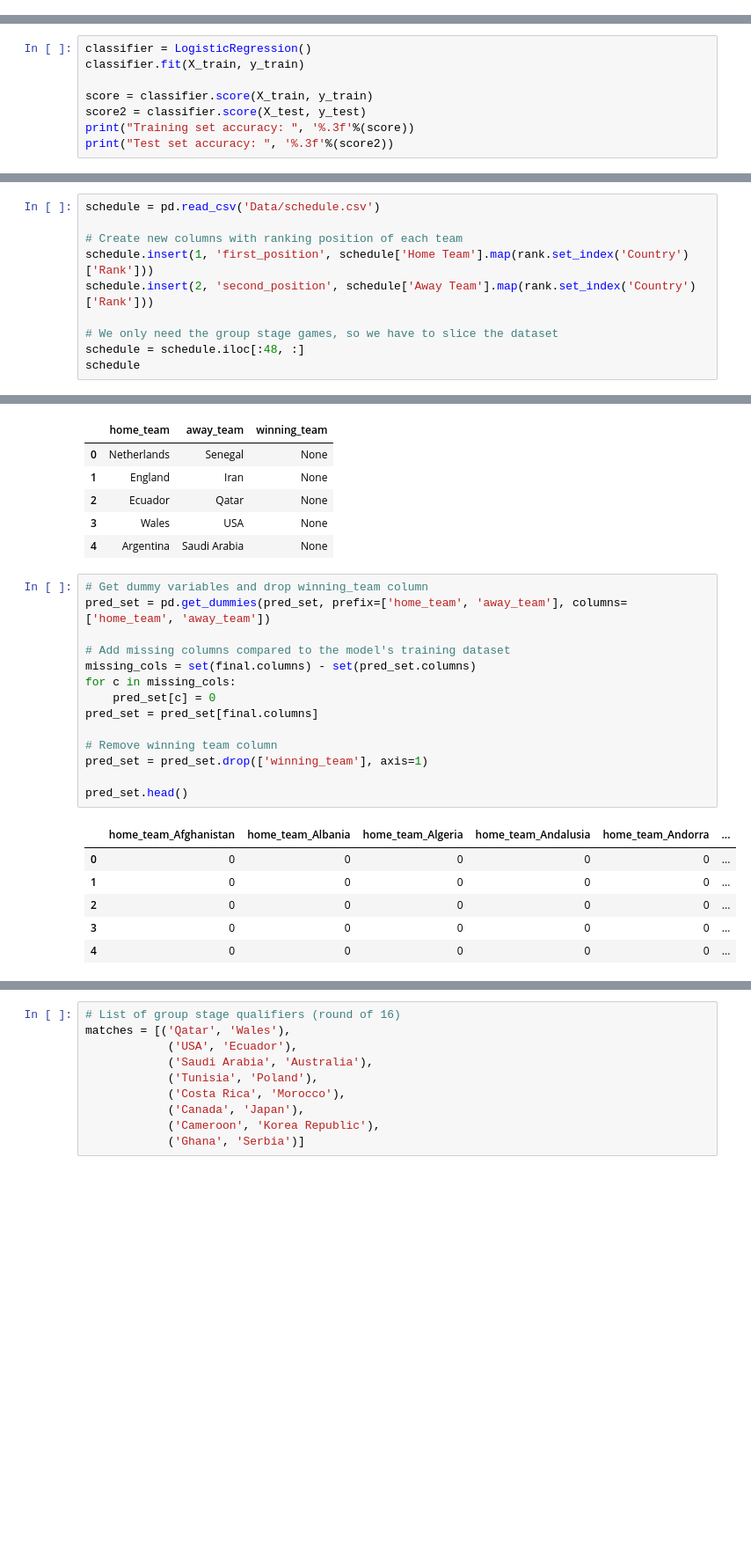
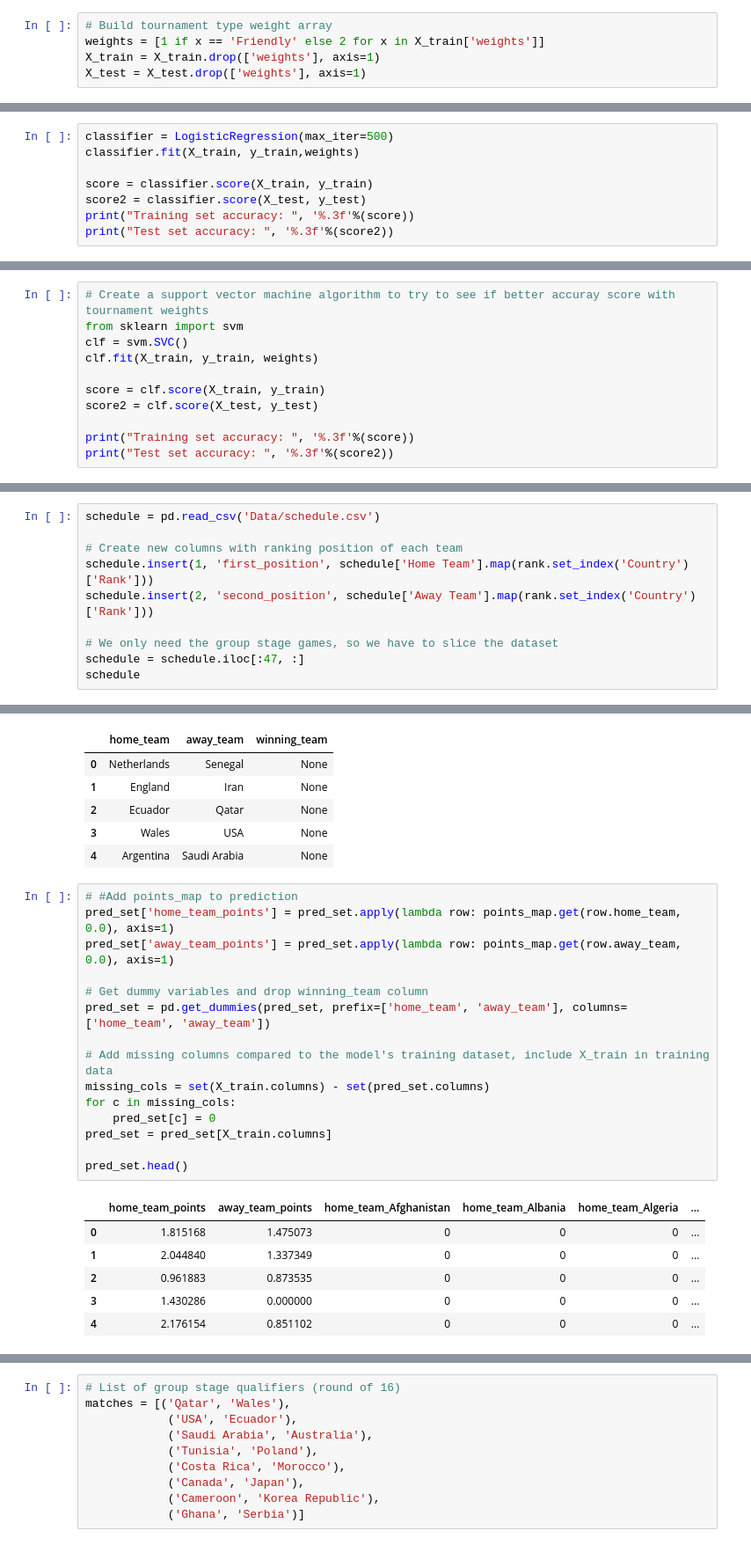
Before and after one commit to madelynbaker/2022-World-Cup-Prediction, a Jupyter notebook: world_cup_2022.ipynb, the cells around one changed output, grey strips where cells are left out. Shown: that part at 88% size. Saved outputs shown, nothing was run; the diff lists cells and outputs as text; blank space fills up the shorter version.

Commit message:
Updated world cup to include weight and svm

```diff
--- a/world_cup_2022.ipynb
+++ b/world_cup_2022.ipynb
@@ -158,0 +216,5 @@ X_train, X_test, y_train, y_test = train_test_split(X, y, test_size=0.30, random
+# %%
+# Build tournament type weight array
+weights = [1 if x == 'Friendly' else 2 for x in X_train['weights']]
+X_train = X_train.drop(['weights'], axis=1)
+X_test = X_test.drop(['weights'], axis=1)
@@ -159,6 +229,6 @@ X_train, X_test, y_train, y_test = train_test_split(X, y, test_size=0.30, random
 # %%
-classifier = LogisticRegression()
-classifier.fit(X_train, y_train)
+classifier = LogisticRegression(max_iter=500)
+classifier.fit(X_train, y_train,weights)
 
 score = classifier.score(X_train, y_train)
 score2 = classifier.score(X_test, y_test)
@@ -176,0 +248,11 @@ Please also refer to the documentation for alternative solver options:
+# %%
+# Create a support vector machine algorithm to try to see if better accuray score with tournament weights
+from sklearn import svm
+clf = svm.SVC()
+clf.fit(X_train, y_train, weights)
+
+score = clf.score(X_train, y_train)
+score2 = clf.score(X_test, y_test)
+
+print("Training set accuracy: ", '%.3f'%(score))
+print("Test set accuracy: ", '%.3f'%(score2))
@@ -200,7 +285,7 @@ schedule.insert(1, 'first_position', schedule['Home Team'].map(rank.set_index('C
 schedule.insert(2, 'second_position', schedule['Away Team'].map(rank.set_index('Country')['Rank']))
 
 # We only need the group stage games, so we have to slice the dataset
-schedule = schedule.iloc[:48, :]
+schedule = schedule.iloc[:47, :]
 schedule
 # %% [output]
 |  | Match Number | first_position | second_position | Round Number | Date | Location | Home Team | Away Team | ... |
@@ -241,23 +326,24 @@ pred_set.head()
 | 3 | Wales | USA | None |
 | 4 | Argentina | Saudi Arabia | None |
 # %%
+# #Add points_map to prediction
+pred_set['home_team_points'] = pred_set.apply(lambda row: points_map.get(row.home_team, 0.0), axis=1)
+pred_set['away_team_points'] = pred_set.apply(lambda row: points_map.get(row.away_team, 0.0), axis=1)
+
 # Get dummy variables and drop winning_team column
 pred_set = pd.get_dummies(pred_set, prefix=['home_team', 'away_team'], columns=['home_team', 'away_team'])
 
-# Add missing columns compared to the model's training dataset
-missing_cols = set(final.columns) - set(pred_set.columns)
+# Add missing columns compared to the model's training dataset, include X_train in training data
+missing_cols = set(X_train.columns) - set(pred_set.columns)
 for c in missing_cols:
     pred_set[c] = 0
-pred_set = pred_set[final.columns]
-
-# Remove winning team column
-pred_set = pred_set.drop(['winning_team'], axis=1)
+pred_set = pred_set[X_train.columns]
 
 pred_set.head()
 # %% [output]
-|  | home_team_Afghanistan | home_team_Albania | home_team_Algeria | home_team_Andalusia | home_team_Andorra | ... |
-| 0 | 0 | 0 | 0 | 0 | 0 | ... |
-| 1 | 0 | 0 | 0 | 0 | 0 | ... |
-| 2 | 0 | 0 | 0 | 0 | 0 | ... |
-| 3 | 0 | 0 | 0 | 0 | 0 | ... |
-| 4 | 0 | 0 | 0 | 0 | 0 | ... |
+|  | home_team_points | away_team_points | home_team_Afghanistan | home_team_Albania | home_team_Algeria | ... |
+| 0 | 1.815168 | 1.475073 | 0 | 0 | 0 | ... |
+| 1 | 2.044840 | 1.337349 | 0 | 0 | 0 | ... |
+| 2 | 0.961883 | 0.873535 | 0 | 0 | 0 | ... |
+| 3 | 1.430286 | 0.000000 | 0 | 0 | 0 | ... |
+| 4 | 2.176154 | 0.851102 | 0 | 0 | 0 | ... |
```
Also changed, not shown: parts of 26 cells of this notebook.
